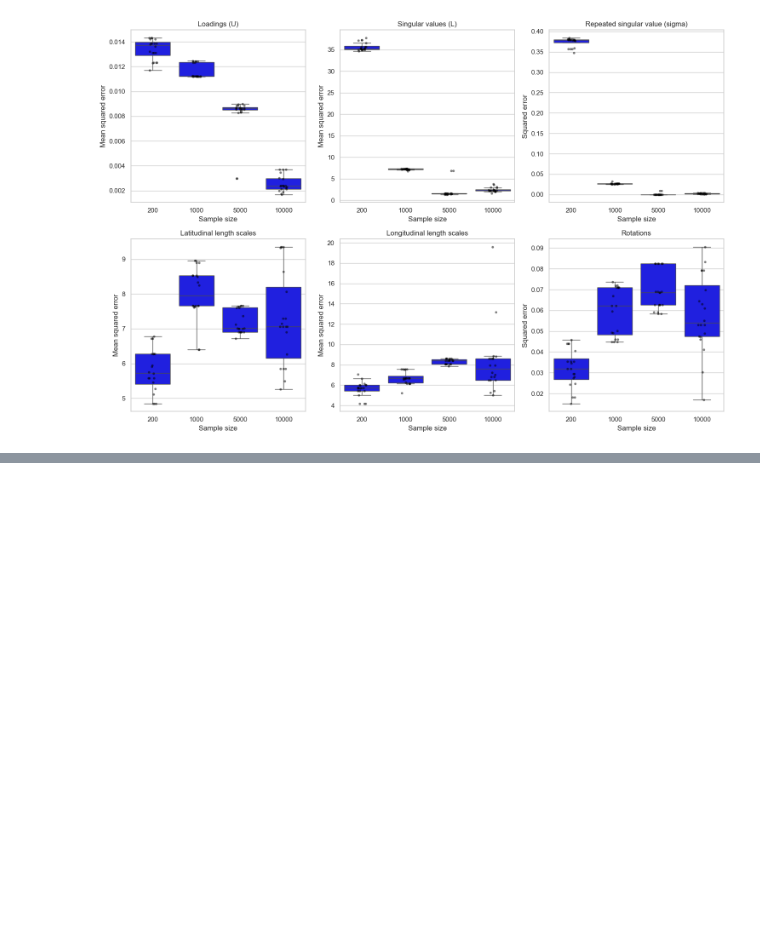
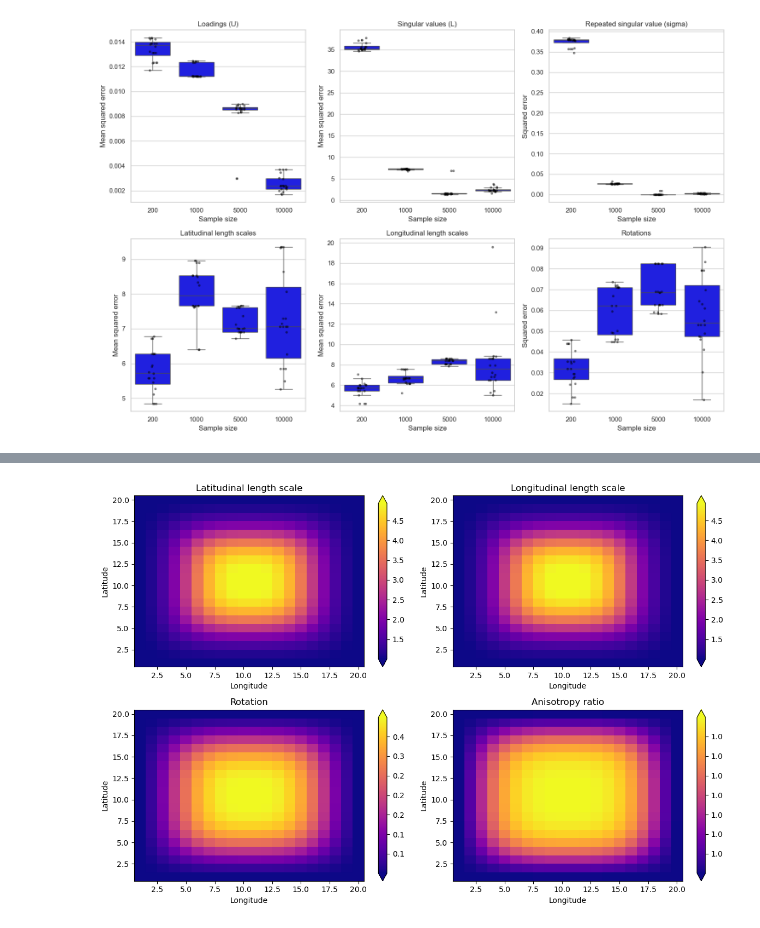
Before and after one commit to daniel-s-cunha/SOFM, a Jupyter notebook: Untitled1.ipynb, the cells around one changed output, grey strips where cells are left out. Drawn from its saved outputs; the diff is of its cells as text; code cells hidden in the pictures; blank space fills up the shorter version.

```diff
--- a/Untitled1.ipynb
+++ b/Untitled1.ipynb
@@ -204,0 +241,70 @@ plot_consistency(df)
+# %%
+da = da.set_index(location=['lat', 'lon'])
+# %%
+W_da = xr.DataArray(
+    data=lam_lat,
+    dims=('location'),
+    coords={
+        'location': da.location
+    }
+)
+W_da = W_da.unstack()
+W_da = W_da.sortby('lon','lat')
+
+W_da2 = xr.DataArray(
+    data=lam_lon,
+    dims=('location'),
+    coords={
+        'location': da.location
+    }
+)
+W_da2 = W_da2.unstack()
+W_da2 = W_da2.sortby('lon','lat')
+
+W_da3 = xr.DataArray(
+    data=rot,
+    dims=('location'),
+    coords={
+        'location': da.location
+    }
+)
+W_da3 = W_da3.unstack()
+W_da3 = W_da3.sortby('lon','lat')
+
+ar = np.maximum(lam_lat, lam_lon) / (np.minimum(lam_lat, lam_lon) + 1e-8)
+W_da4 = xr.DataArray(
+    data=ar,
+    dims=('location'),
+    coords={
+        'location': da.location
+    }
+)
+W_da4 = W_da4.unstack()
+W_da4 = W_da4.sortby('lon','lat')
+
+fig, axes = plt.subplots(2, 2, figsize=(12, 8))
+
+W_da.plot(ax=axes[0][0], cmap=cm.plasma, add_colorbar=True, robust=True,  cbar_kwargs={'format': '%.1f'})#robust=True,
+axes[0][0].set_title('Latitudinal length scale')
+axes[0][0].set_xlabel('Longitude')
+axes[0][0].set_ylabel('Latitude')
+
+W_da2.plot(ax=axes[0][1], cmap=cm.plasma, add_colorbar=True, robust=True, cbar_kwargs={'format': '%.1f'})# robust=True,
+axes[0][1].set_title('Longitudinal length scale')
+axes[0][1].set_xlabel('Longitude')
+axes[0][1].set_ylabel('Latitude')
+
+W_da3.plot(ax=axes[1][0], cmap=cm.plasma, add_colorbar=True, robust=True, cbar_kwargs={'format': '%.1f'})#robust=True,
+axes[1][0].set_title('Rotation')
+axes[1][0].set_xlabel('Longitude')
+axes[1][0].set_ylabel('Latitude')
+
+W_da4.plot(ax=axes[1][1], cmap=cm.plasma, add_colorbar=True, robust=True, cbar_kwargs={'format': '%.1f'})#robust=True,
+axes[1][1].set_title('Anisotropy ratio')
+axes[1][1].set_xlabel('Longitude')
+axes[1][1].set_ylabel('Latitude')
+
+plt.tight_layout()
+plt.show()
+# %% [output]
+[figure, added]
```
Also changed, not shown: parts of 3 cells of this notebook, 2 other files.
